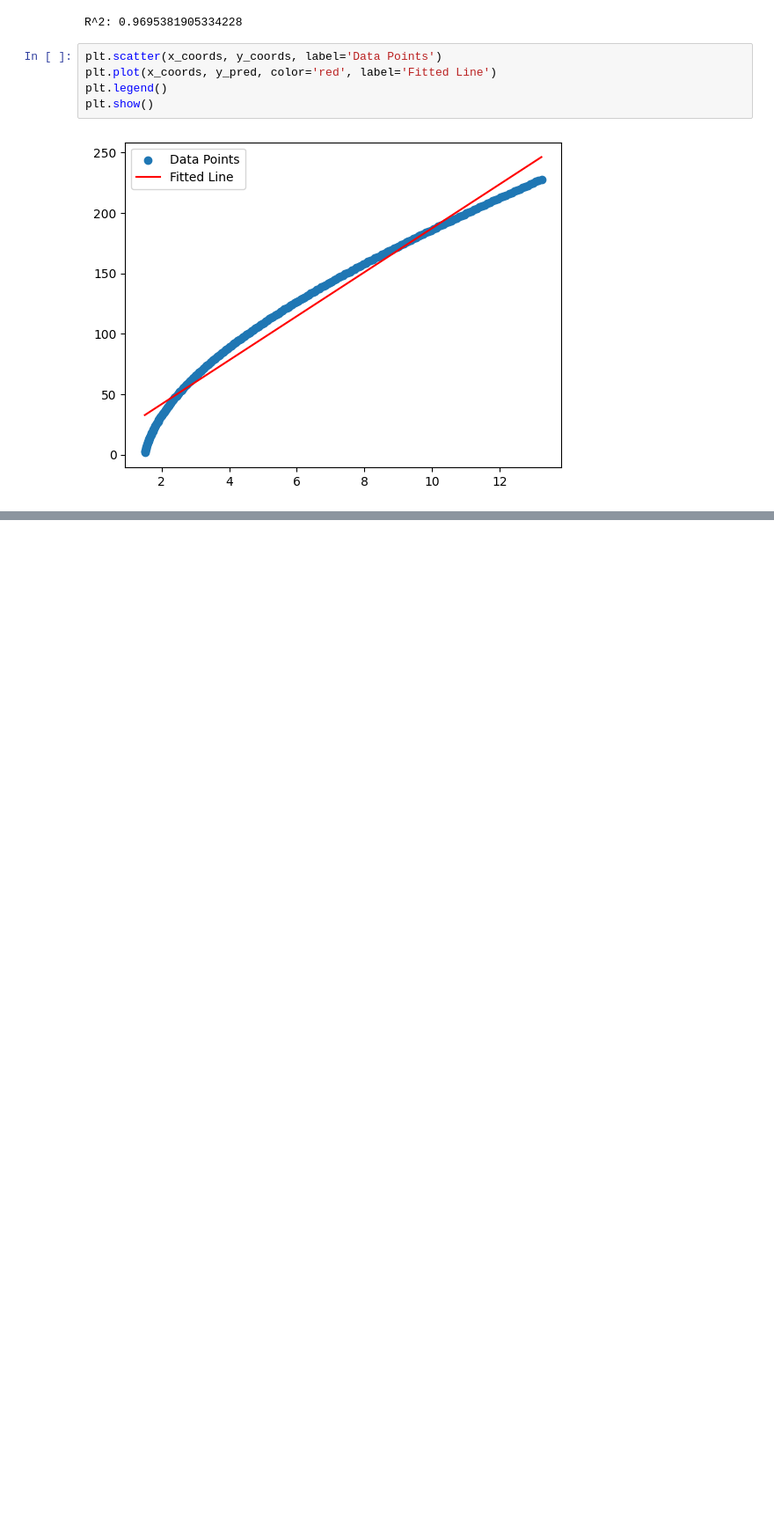
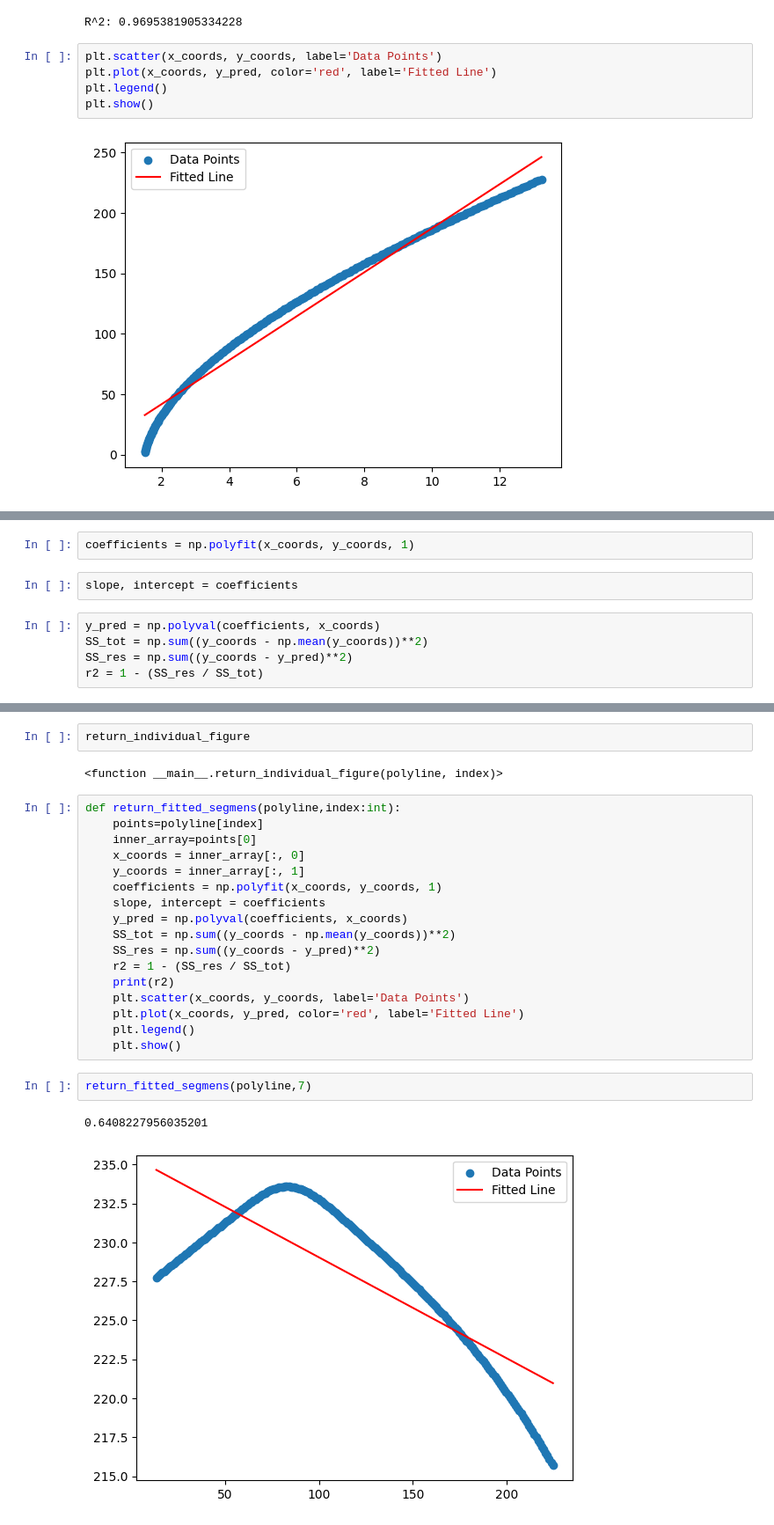
Before and after one commit to theraghavjuneja/curvetopia, a Jupyter notebook: examplestest/part2.ipynb, the cells around one changed output, grey strips where cells are left out. Shown at 88% size. Cells and saved outputs as stored; diff of their text form; blank space fills up the shorter version.

```diff
--- a/examplestest/part2.ipynb
+++ b/examplestest/part2.ipynb
@@ -392,0 +404,9 @@ plt.show()
+# %%
+coefficients = np.polyfit(x_coords, y_coords, 1)
+# %%
+slope, intercept = coefficients
+# %%
+y_pred = np.polyval(coefficients, x_coords)
+SS_tot = np.sum((y_coords - np.mean(y_coords))**2)
+SS_res = np.sum((y_coords - y_pred)**2)
+r2 = 1 - (SS_res / SS_tot)
@@ -392,0 +430,26 @@ plt.show()
+# %%
+return_individual_figure
+# %% [output]
+<function __main__.return_individual_figure(polyline, index)>
+# %%
+def return_fitted_segmens(polyline,index:int):
+    points=polyline[index]
+    inner_array=points[0]
+    x_coords = inner_array[:, 0]
+    y_coords = inner_array[:, 1]
+    coefficients = np.polyfit(x_coords, y_coords, 1)
+    slope, intercept = coefficients
+    y_pred = np.polyval(coefficients, x_coords)
+    SS_tot = np.sum((y_coords - np.mean(y_coords))**2)
+    SS_res = np.sum((y_coords - y_pred)**2)
+    r2 = 1 - (SS_res / SS_tot)
+    print(r2)
+    plt.scatter(x_coords, y_coords, label='Data Points')
+    plt.plot(x_coords, y_pred, color='red', label='Fitted Line')
+    plt.legend()
+    plt.show()
+# %%
+return_fitted_segmens(polyline,7)
+# %% [output]
+0.6408227956035201
+[figure, added]
```
Also changed, not shown: parts of 47 cells of this notebook, 1 other file.
